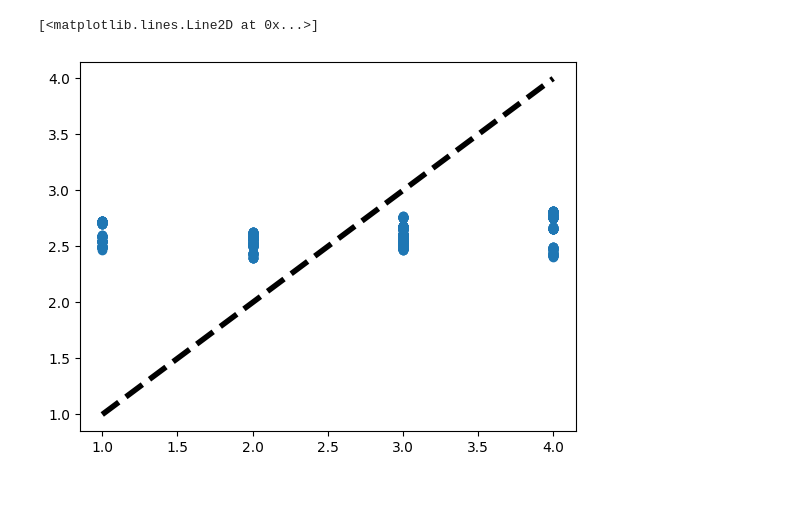
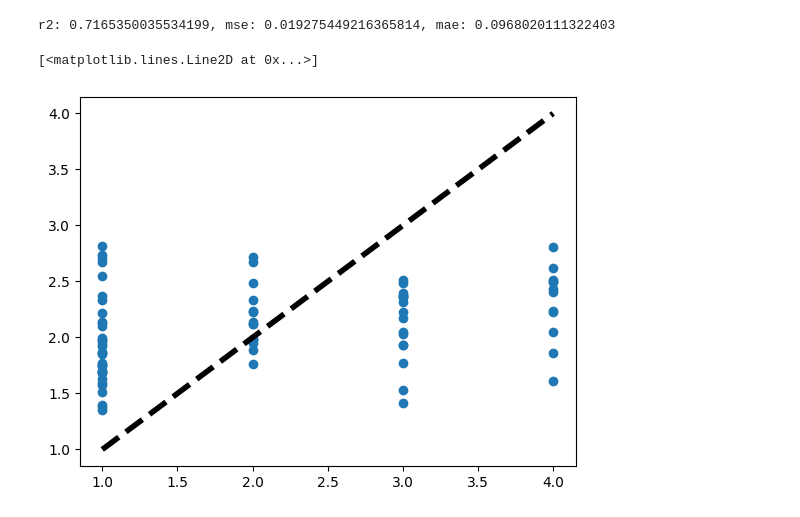
Before and after one commit to ericfonseca95/kmk, a Jupyter notebook: TAMTAM_AI_missing_data_test.ipynb, the cells around one changed output. Drawn from its saved outputs; the diff is of its cells as text; code cells hidden in the pictures.

```diff
--- a/TAMTAM_AI_missing_data_test.ipynb
+++ b/TAMTAM_AI_missing_data_test.ipynb
@@ -366,0 +178,5 @@ fig.write_html("latent_space.html")
+# %%
+scaler = MinMaxScaler()
+x = scaler.fit_transform(x)
+x_data = scaler.transform(x_data)
+x_og = scaler.transform(x_og)
@@ -366,0 +254,18 @@ fig.write_html("latent_space.html")
+# %%
+config = {
+    'estimator_type': 'VAE',
+    'n_inputs': X.shape[1],
+    'n_outputs': X.shape[1],
+    'input_dim': X.shape[1],
+    'is_VAE': True,
+    'batch_size':512,
+    'epochs':1001,
+    'verbose':1,
+    'latent_dim': 2,
+    'lr_init':5e-4,
+    'reg_factor':0,
+    'n_layers':3,
+    'hidden_dim':int(X.shape[1]/100),
+    'beta':0,
+    'device':'cuda', # makes it run on GPU
+}
@@ -366,0 +293,2 @@ fig.write_html("latent_space.html")
+# %%
+reg.fit(X_train, X_og_train)
@@ -366,0 +342,6 @@ fig.write_html("latent_space.html")
+# %%
+# get the encoded latent space and plot
+X_encoded = reg.estimator.encode(X_test.to(reg.device))[0].detach().cpu().numpy()
+plt.scatter(X_encoded[:,0], X_encoded[:,1], c=Y_test[:,0], marker='*')
+# plot X_prime_hat as red dots
+plt.scatter(X_prime_hat[:,0], X_prime_hat[:,1], marker='o', alpha=0.5)
@@ -373,2 +417,11 @@ sum(p.numel() for p in reg.estimator.parameters() if p.requires_grad)
+# %%
+from sklearn.metrics import mean_squared_error, mean_absolute_error, r2_score
+
+r2 = r2_score(X_prime, X_prime_hat)
+mse = mean_squared_error(X_prime, X_prime_hat)
+mae = mean_absolute_error(X_prime, X_prime_hat)
+print(f'r2: {r2}, mse: {mse}, mae: {mae}')
+# %% [output]
+r2: 0.7165350035534199, mse: 0.019275449216365814, mae: 0.0968020111322403
 # %%
 # plot the predictions of X_prime
@@ -377,12 +430,12 @@ pred = pred.detach().numpy()
 # %%
 from sklearn.linear_model import LinearRegression
-reg = LinearRegression()
-reg.fit(X_encoded, Y[:,1])
-reg.score(X_encoded, Y[:,1])
+lin_reg = LinearRegression()
+lin_reg.fit(X_encoded, Y_test[:,1])
+lin_reg.score(X_encoded, Y_test[:,1])
 # plot the parity
-plt.scatter(Y[:,1], reg.predict(X_encoded))
+plt.scatter(Y_test[:,1], lin_reg.predict(X_encoded))
 # parity line
-plt.plot([Y[:,1].min(), Y[:,1].max()], [Y[:,1].min(), Y[:,1].max()], 'k--', lw=4)
+plt.plot([Y_test[:,1].min(), Y_test[:,1].max()], [Y[:,1].min(), Y_test[:,1].max()], 'k--', lw=4)
 # %% [output]
 [<matplotlib.lines.Line2D at 0x...>]
-[figure, old version]
+[figure, new version]
```
Also changed, not shown: parts of 47 cells of this notebook, 3 other files.
